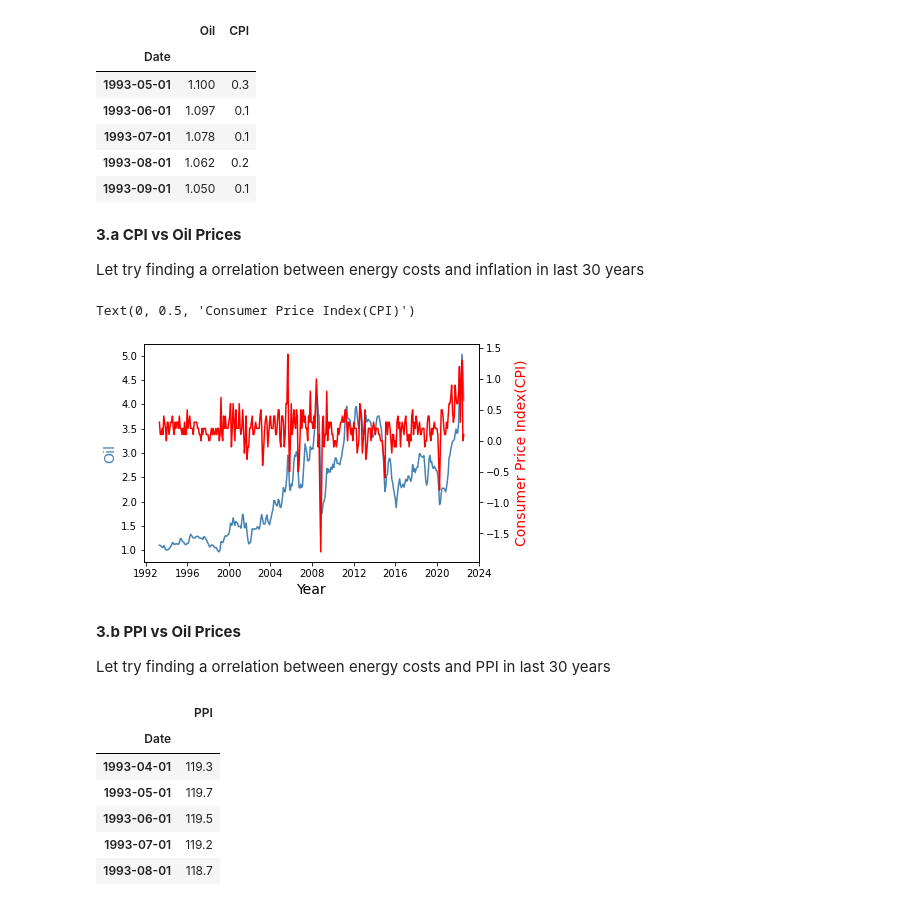
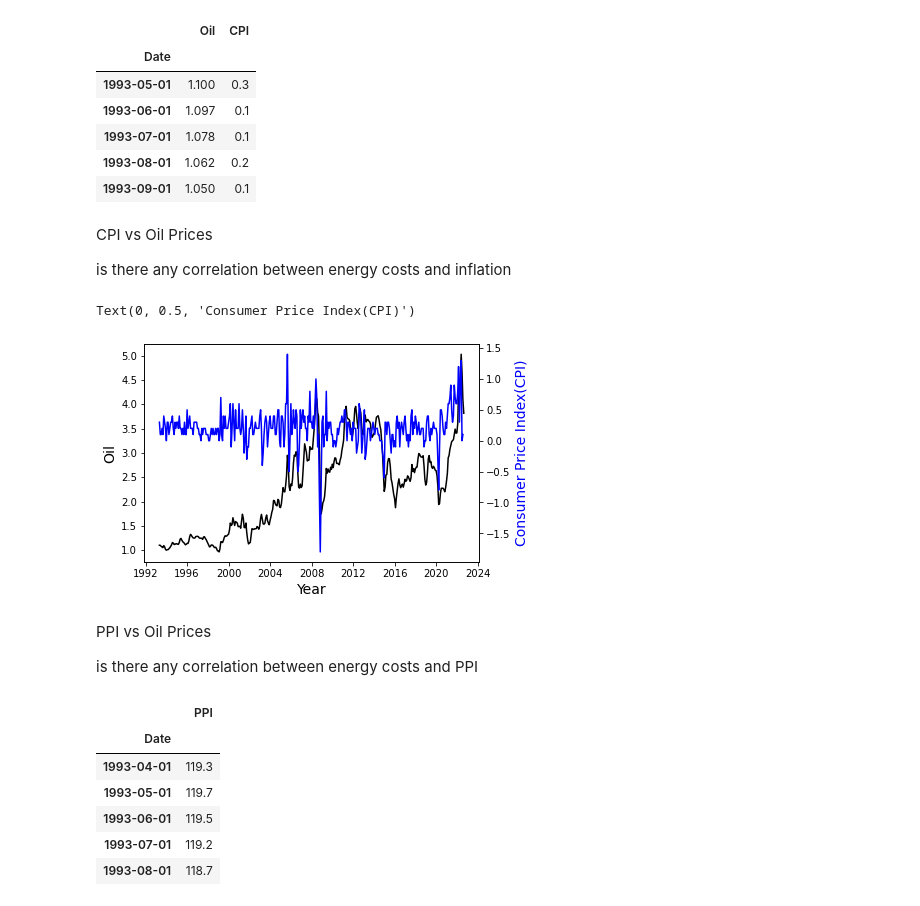
Before and after one commit to CUNY-SPS-Data-Science-Program/set-up-yathdeep, a Jupyter notebook: BrainStumpers-4/BrainStumper4.ipynb, the cells around one changed output. Saved outputs shown, nothing was run; the diff lists cells and outputs as text; code cells hidden in the pictures.

```diff
--- a/BrainStumpers-4/BrainStumper4.ipynb
+++ b/BrainStumpers-4/BrainStumper4.ipynb
@@ -39,12 +39,12 @@ gasoline_prices.head()
 | 3 | 2022-06-01 | 5.032 |
 | 4 | 2022-05-01 | 4.545 |
 # %%
-# Rename the columns and create index
-gasoline_prices = gasoline_prices.rename(columns={'Month': 'Date', 'U.S. All Grades All Formulations Retail Gasoline Prices Dollars per Gallon': 'Oil'})
-gasoline_prices=gasoline_prices.set_index('Date', inplace = False)
-gasoline_prices.sort_values(by='Date',ascending = True, inplace=True)
-gasoline_prices=gasoline_prices.iloc[1:] # removed extra row, we just need 30 years of data to join with CPI later
-gasoline_prices.head()
+# Renamed the gasoline price dollar per gallon column and created index on data
+gas_prices = gas_prices.rename(columns={'Month': 'Date', 'U.S. All Grades All Formulations Retail Gasoline Prices Dollars per Gallon': 'Oil'})
+gas_prices.set_index('Date',inplace = True)
+gas_prices.sort_values(by='Date',ascending = True, inplace=True)
+gas_prices=gas_prices.iloc[1:]
+gas_prices.head()
 # %% [output]
 |  | Oil |
 | Date |  |
@@ -67,9 +68,9 @@ https://www.usinflationcalculator.com/inflation/consumer-price-index-and-annual-
 
 Lets load the dataset. This dataset is a time series data.
 # %%
-cpi = pd.read_csv("https://raw.githubusercontent.com/CUNY-SPS-Data-Science-Program/set-up-rnivas2028/BrainStumpers/SeriesReport-20221003223734_12c428.csv",
-                     skiprows = 1, on_bad_lines='skip')
-cpi.head()
+cpidata = pd.read_csv("https://raw.githubusercontent.com/CUNY-SPS-Data-Science-Program/set-up-yathdeep/main/BrainStumpers-4/SeriesReport-20221003223734_12c428.csv",
+                     skiprows = 1)
+cpidata.head()
 # %% [output]
 |  | Year | Jan | Feb | Mar | Apr | May | Jun | Jul | Aug | Sep | Oct | ... |
 | 0 | 1993 | 0.4 | 0.2 | 0.1 | 0.3 | 0.3 | 0.1 | 0.1 | 0.2 | 0.1 | 0.4 | ... |
@@ -100,0 +81,14 @@ cpi.head()
+# %%
+# stack year-as-row, month-as-column data into a series
+
+df1 = pd.melt(cpidata, id_vars=['Year'], var_name=['Month'])
+df1['Date'] = pd.to_datetime(df1['Year'].astype(str) + '-' + df1['Month'].astype(str))
+df1 = df1.sort_values(by=['Date']).drop(columns=['Month', 'Year']).reset_index(drop=['index'])
+df1 = df1.rename(columns={'value': 'CPI'})
+#print(df1)
+
+col_name="Date"
+first_col_Date = df1.pop(col_name)
+df1.insert(0, col_name, first_col_Date)
+df1=df1.set_index('Date', inplace = False).sort_values(by='Date')
+print(df1)
@@ -106,5 +116,5 @@ cpi.plot()
 # %%
-gasoline_prices_cpi=pd.merge(gasoline_prices,cpi,on='Date')
+gasoline_prices_cpi=pd.merge(gas_prices,df1,on='Date')
 gasoline_prices_cpi.head()
 # %% [output]
 |  | Oil | CPI |
@@ -114,20 +124,20 @@ gasoline_prices_cpi.head()
 | 1993-07-01 | 1.078 | 0.1 |
 | 1993-08-01 | 1.062 | 0.2 |
 | 1993-09-01 | 1.050 | 0.1 |
-# %% [markdown]
-__3.a CPI vs Oil Prices__
-
-Let try finding a orrelation between energy costs and inflation in last 30 years
+# %% [markdown]
+CPI vs Oil Prices
+
+is there any correlation between energy costs and inflation
 # %%
 fig,ax = plt.subplots()
-ax.plot(gasoline_prices_cpi.index,gasoline_prices_cpi.Oil, color='steelblue')
+ax.plot(gasoline_prices_cpi.index,gasoline_prices_cpi.Oil, color='black')
 ax.set_xlabel('Year', fontsize=14)
-ax.set_ylabel('Oil', color='steelblue', fontsize=14)
+ax.set_ylabel('Oil', color='black', fontsize=14)
 
 ax2 = ax.twinx()
 
-ax2.plot(gasoline_prices_cpi.index,gasoline_prices_cpi.CPI, color='red')
-ax2.set_ylabel('Consumer Price Index(CPI)', color='red', fontsize=14)
+ax2.plot(gasoline_prices_cpi.index,gasoline_prices_cpi.CPI, color='blue')
+ax2.set_ylabel('Consumer Price Index(CPI)', color='blue', fontsize=14)
 # %% [output]
 Text(0, 0.5, 'Consumer Price Index(CPI)')
-[figure, old version]
+[figure, new version]
@@ -136,6 +144,6 @@ hist(gasoline_prices_cpi.CPI,bin=100)
-# %% [markdown]
-__3.b PPI vs Oil Prices__
-
-Let try finding a orrelation between energy costs and PPI in last 30 years
+# %% [markdown]
+PPI vs Oil Prices
+
+is there any correlation between energy costs and PPI
 # %%
 # Access PPI data and create index
```
Also changed, not shown: parts of 19 cells of this notebook.
